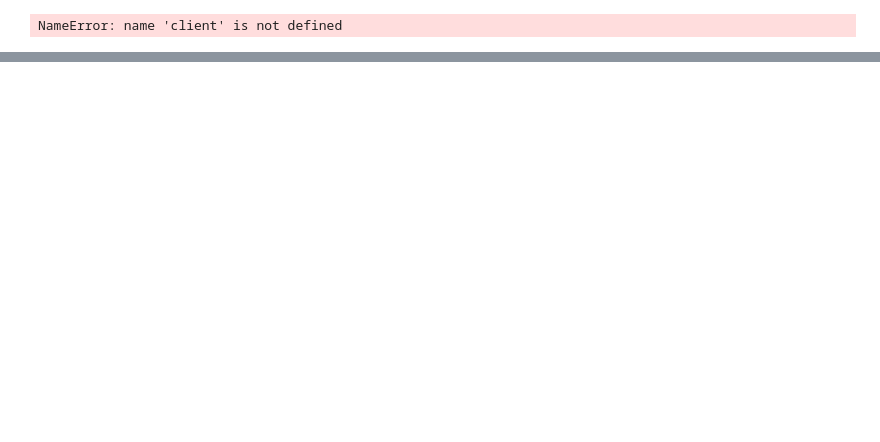
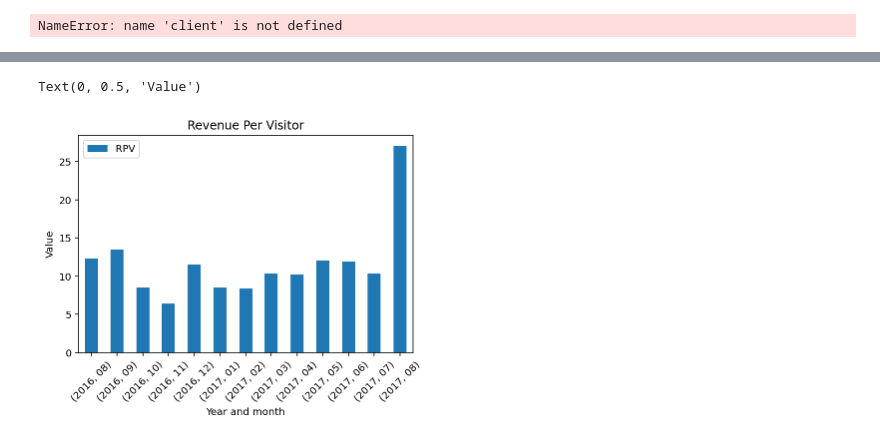
Before and after one commit to Galdina/Customers_Behaivor_p1, a Jupyter notebook: check_data.ipynb, the cells around one changed output, grey strips where cells are left out. Drawn from its saved outputs; the diff is of its cells as text; code cells hidden in the pictures; blank space fills up the shorter version.

```diff
--- a/check_data.ipynb
+++ b/check_data.ipynb
@@ -60,0 +334,8 @@ NameError: name 'client' is not defined
+# %%
+ax = ecom.plot.bar(y='RPV', rot=45)
+plt.title('Revenue Per Visitor')
+plt.xlabel('Year and month')
+plt.ylabel('Value')
+# %% [output]
+Text(0, 0.5, 'Value')
+[figure, added]
```
Also changed, not shown: parts of 22 cells of this notebook, 5 other files.
